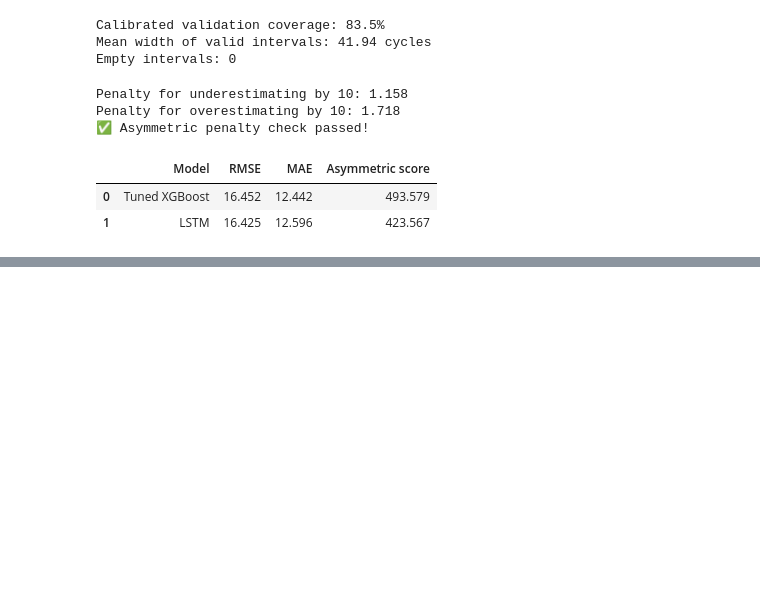
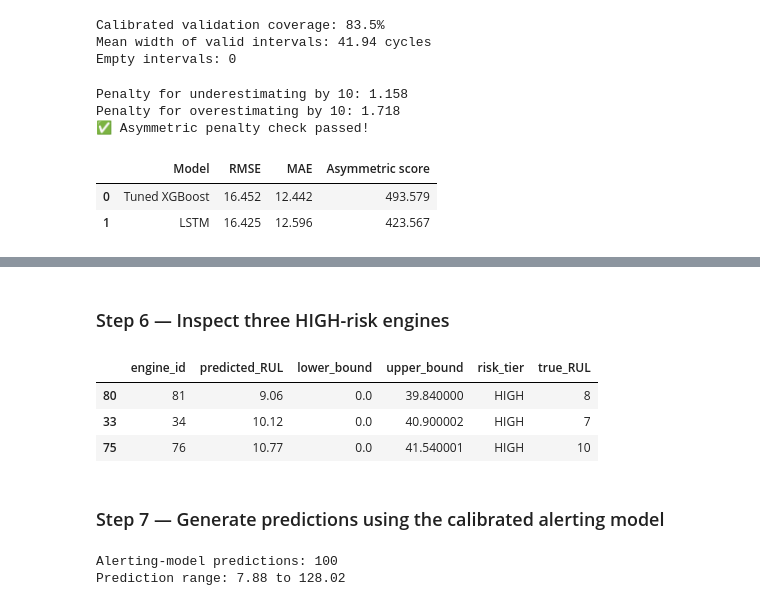
Before and after one commit to Bhav-creator452/predictive-maintenance-analyzer, a Jupyter notebook: notebooks/01_data_understanding.ipynb, the cells around one changed output, grey strips where cells are left out. Cells and saved outputs as stored; diff of their text form; code cells hidden in the pictures; blank space fills up the shorter version.

```diff
--- a/notebooks/01_data_understanding.ipynb
+++ b/notebooks/01_data_understanding.ipynb
@@ -3922,0 +3926,27 @@ cost_results.round(3)
+# %%
+# Split the existing 80 training engines into 60 fit engines
+# and 20 calibration engines.
+alert_engine_ids = train_split["engine_id"].unique()
+
+alert_fit_ids, alert_cal_ids = train_test_split(
+    alert_engine_ids,
+    test_size=0.25,
+    random_state=202
+)
+
+alert_fit_df = train_split[
+    train_split["engine_id"].isin(alert_fit_ids)
+].copy()
+
+alert_cal_df = train_split[
+    train_split["engine_id"].isin(alert_cal_ids)
+].copy()
+
+print("Model-fitting engines:", alert_fit_df["engine_id"].nunique())
+print("Calibration engines:", alert_cal_df["engine_id"].nunique())
+
+assert set(alert_fit_ids).isdisjoint(set(alert_cal_ids))
+assert set(alert_fit_ids).isdisjoint(set(val_split["engine_id"]))
+assert set(alert_cal_ids).isdisjoint(set(val_split["engine_id"]))
+
+print("✅ Engine-level split verified!")
@@ -3922,0 +4339,51 @@ cost_results.round(3)
+# %% [markdown]
+### Step 6 — Inspect three HIGH-risk engines
+# %%
+high_risk_engines = (
+    risk_results[
+        risk_results["risk_tier"] == "HIGH"
+    ]
+    .sort_values("predicted_RUL")
+)
+
+display(high_risk_engines.head(3).round(2))
+# %% [output]
+|  | engine_id | predicted_RUL | lower_bound | upper_bound | risk_tier | true_RUL |
+| 80 | 81 | 9.06 | 0.0 | 39.840000 | HIGH | 8 |
+| 33 | 34 | 10.12 | 0.0 | 40.900002 | HIGH | 7 |
+| 75 | 76 | 10.77 | 0.0 | 41.540001 | HIGH | 10 |
+# %% [markdown]
+### Step 7 — Generate predictions using the calibrated alerting model
+# %%
+# Predict with the same model that produced qhat_lstm.
+alert_lstm_model.eval()
+
+X_alert_test_tensor = torch.from_numpy(
+    X_alert_test.astype(np.float32)
+).to(device)
+
+with torch.no_grad():
+    alert_test_scaled_predictions = (
+        alert_lstm_model(X_alert_test_tensor)
+        .cpu()
+        .numpy()
+    )
+
+# Convert standardized predictions back to RUL cycles.
+alert_test_predictions = (
+    alert_test_scaled_predictions * alert_y_std
+    + alert_y_mean
+)
+
+assert len(alert_test_predictions) == 100
+
+print("Alerting-model predictions:", len(alert_test_predictions))
+print(
+    "Prediction range:",
+    round(alert_test_predictions.min(), 2),
+    "to",
+    round(alert_test_predictions.max(), 2)
+)
+# %% [output]
+Alerting-model predictions: 100
+Prediction range: 7.88 to 128.02
```
Also changed, not shown: parts of 16 cells of this notebook, 1 other file.
